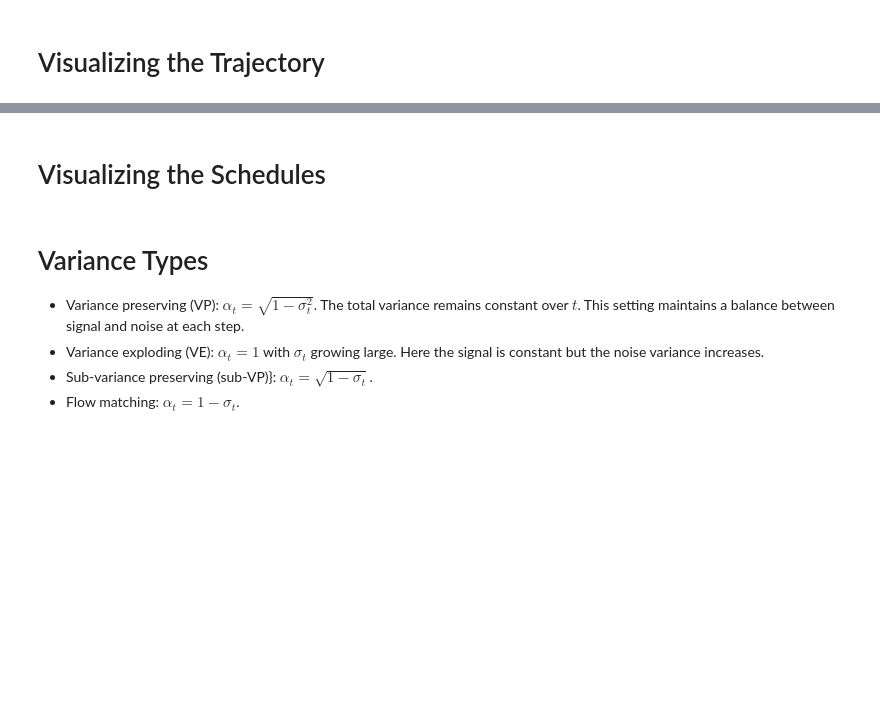
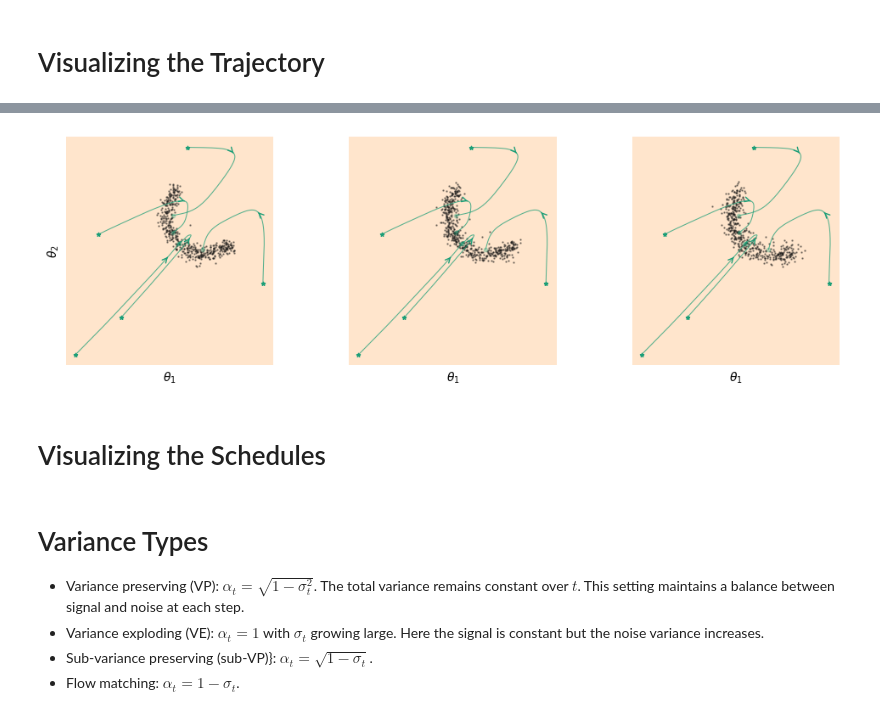
Before and after one commit to vepe99/diffusion-experiments, a Jupyter notebook: Visualising Score & Schedules.ipynb, the cells around one changed output, grey strips where cells are left out. Saved outputs shown, nothing was run; the diff lists cells and outputs as text; code cells hidden in the pictures; blank space fills up the shorter version.

```diff
--- a/Visualising Score & Schedules.ipynb
+++ b/Visualising Score & Schedules.ipynb
@@ -559,3 +617,79 @@ plt.show()
+# %%
+# plotting
+ncols = 3
+fig, ax = plt.subplots(ncols=ncols, figsize=(10, 3), layout='constrained', sharey='row', sharex='row')
+ax = [ax] if ncols == 1 else ax.flatten()
+
+# map sde column positions
+sde_col_start = len(workflows)
+sde_col_map = {wf_i: sde_col_start + k for k, wf_i in enumerate(diffusion_idxs)}
+init_marker = '*', 10
+end_marker = 'o', 10
+
+xlim = [-0.6, 0.6]
+ylim = [-0.6, 0.6]
+
+# deterministic panels
+p_ids = [0,1,1,1,2,2]
+for i, (name, workflow) in enumerate(workflows.items()):
+    if not name in ['diffusion_model_cosine', 'flow_matching',  'stable_consistency']:
+        continue
+    if post_samples_det[i] is not None:
+        ps = post_samples_det[i]
+        ps_x = ps[ps[:, 0] < 0, 0]
+        ps_y = ps[ps[:, 0] < 0, 1]
+        ax[p_ids[i]].scatter(ps_x, ps_y, s=2, marker='.', alpha=0.5,
+                         color='#1C1B1A', label="Posterior Samples" if i == 0 else None, zorder=0)
+    if name != 'flow_matching':
+        continue
+    for p_id in range(3):
+        title, col = title_and_color(name, is_sde=False, colors=colors)
+        for j, (traj, vels) in enumerate(sim_det[i]):
+            if traj[-1, 0] > 0:
+                continue
+            ax[p_id].plot(traj[:, 0], traj[:, 1], color=col, alpha=0.75, linewidth=0.75)
+            ax[p_id].scatter(traj[0, 0], traj[0, 1], s=init_marker[1], marker=init_marker[0], color=col)
+            ax[p_id].scatter(traj[-1, 0], traj[-1, 1], s=end_marker[1], marker=end_marker[0], color=col, alpha=0.25)
+
+            # add small arrows along trajectory
+            mid = len(traj) // 5 * 3
+            ax[p_id].annotate(
+               '',
+               xy=(traj[mid + 1, 0], traj[mid + 1, 1]),
+               xytext=(traj[mid, 0], traj[mid, 1]),
+               arrowprops=dict(arrowstyle='->', color=col, lw=1),
+            )
+        ax[p_id].set_aspect('equal')
+        ax[p_id].set_xlabel(r"$\theta_1$")
+
+
+# legend and formatting
+handles = [
+    plt.scatter([], [], color='black', marker=init_marker[0], s=30, label='Initial Point (t=1)'),
+    Line2D([0], [0], color='black', marker='>', markersize=6, markevery=(1, 1),
+           label='Trajectory'),
+    plt.scatter([], [], color='#1C1B1A', marker='.', s=50, label='Posterior Samples (t=0)'),
+]
+
+ax[0].set_ylabel(r"$\theta_2$")
+#ax[-1].set_xlim([-0.6, 0.2])
+#ax[-1].set_ylim([-0.6, 0.2])
+
+for a in ax:
+    a.set_xticks([])
+    a.set_yticks([])
+    for spine in a.spines.values():
+        spine.set_visible(False)
+    a.set_facecolor('#FFE5CC')
+
+for a in ax:
+    for item in ([a.title, a.xaxis.label, a.yaxis.label] + a.get_xticklabels() + a.get_yticklabels()):
+        item.set_fontsize(10)
+
+plt.savefig('trajectories_fm.pdf', bbox_inches='tight')
+plt.show()
+# %% [output]
+[figure, added]
 # %%
 def velocity_field_plot(workflow, conditions, times, stochastic_solver=False,
                         traj=None, grid_limits=(-3,3), grid_points=20, name=None):
```
Also changed, not shown: parts of 8 cells of this notebook, 30 other files.
